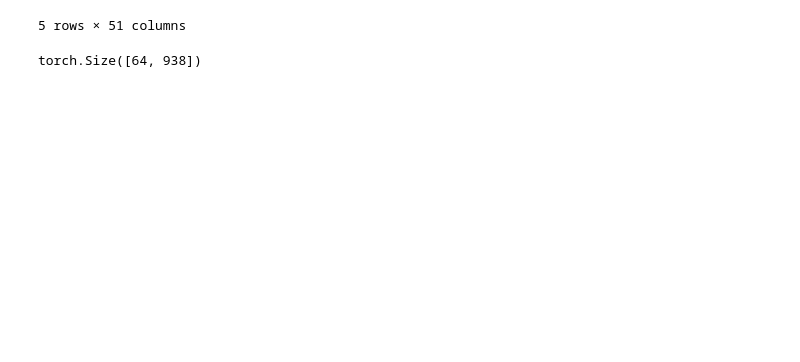
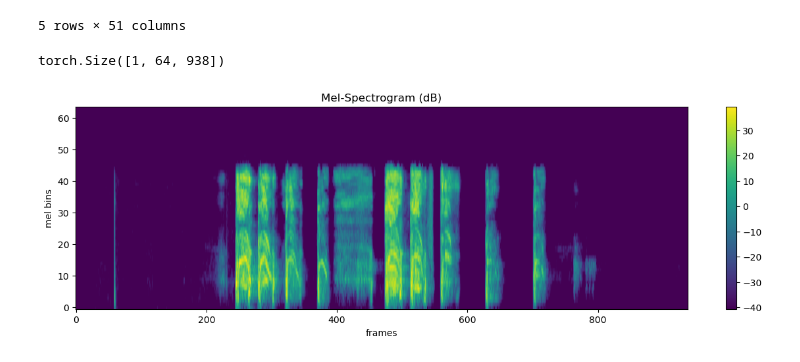
Before and after one commit to CE8-ComputerEng/Deep-Learning-Mini-Project, a Jupyter notebook: test-torch-model.ipynb, the cells around one changed output. Cells and saved outputs as stored; diff of their text form; code cells hidden in the pictures; blank space fills up the shorter version.

```diff
--- a/test-torch-model.ipynb
+++ b/test-torch-model.ipynb
@@ -21,8 +21,3 @@ filtered_metadata_df.head()
 5 rows × 51 columns
 # %%
 covid_dataset = CovidCoughAudio(filtered_metadata_df, DATA_PATH)
-# %%
-spec, label_id = covid_dataset[456]
-spec.shape
-# %% [output]
-torch.Size([64, 938])
@@ -31,0 +24,17 @@ num_val = len(covid_dataset) - num_train
+# %%
+spec, label_id = covid_dataset[254]
+print(spec.shape)
+
+fig, axs = plt.subplots(1, 1, figsize=(15, 4))
+
+axs.set_title('Mel-Spectrogram (dB)')
+axs.set_xlabel('frames')
+axs.set_ylabel('mel bins')
+
+im = axs.imshow(spec[0], origin='lower', aspect='auto')
+fig.colorbar(im, ax=axs)
+
+plt.show(block=False)
+# %% [output]
+torch.Size([1, 64, 938])
+[figure, added]
```
Also changed, not shown: parts of 3 cells of this notebook.
